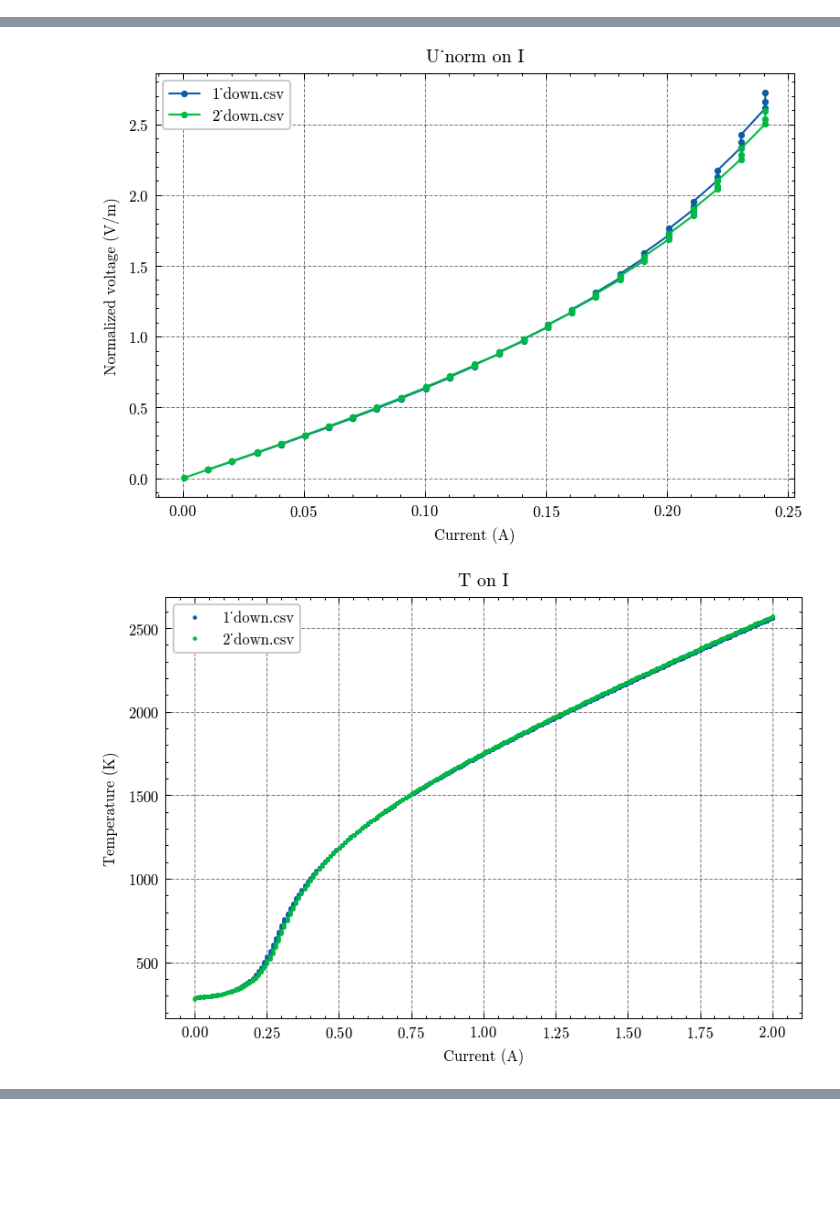
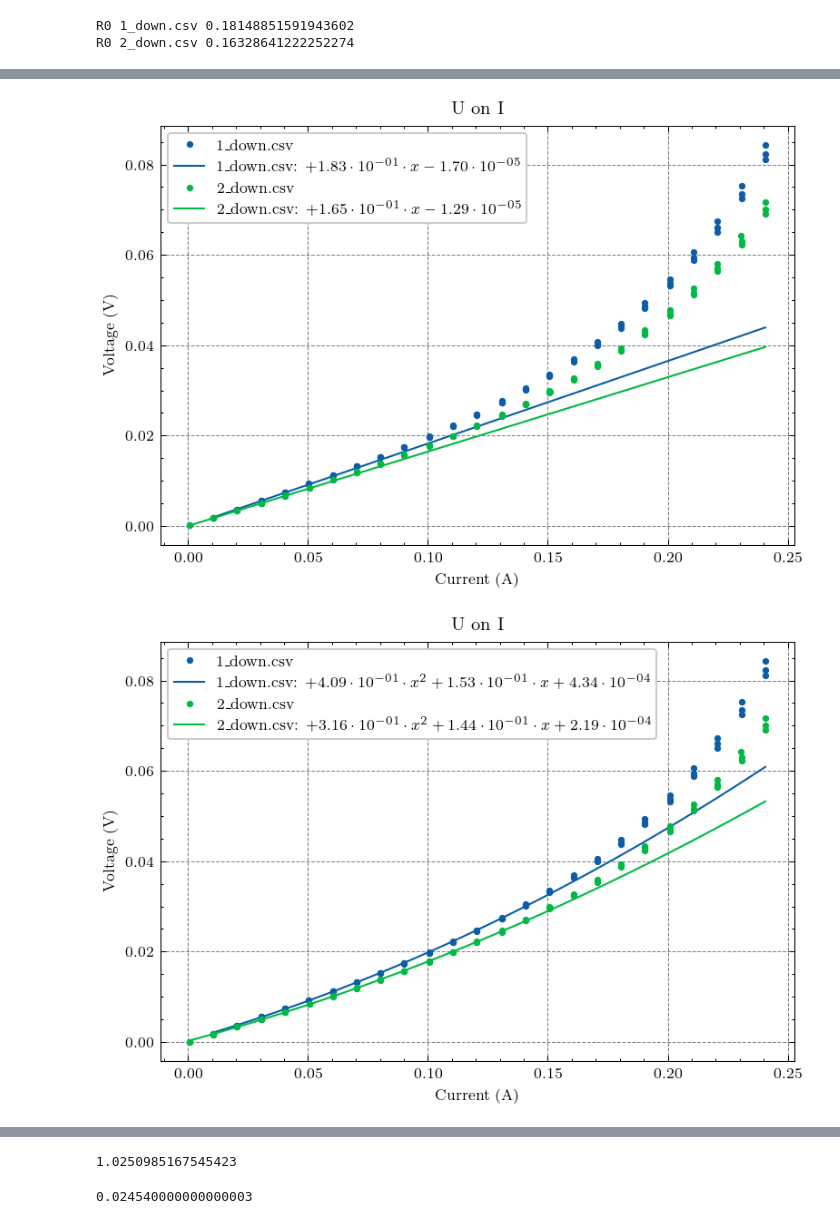
Before and after one commit to gleblug/vacuum-experiments, a Jupyter notebook: results/2025-02/plots.ipynb, the cells around one changed output, grey strips where cells are left out. Cells and saved outputs as stored; diff of their text form; code cells hidden in the pictures; blank space fills up the shorter version.

```diff
--- a/results/2025-02/plots.ipynb
+++ b/results/2025-02/plots.ipynb
@@ -4,8 +4,9 @@ import matplotlib.pyplot as plt
 import scienceplots
 from scipy.interpolate import UnivariateSpline
 from collections import namedtuple
+from scipy.optimize import curve_fit
 
-plt.style.use(['science', 'no-latex', 'grid', 'russian-font'])
+plt.style.use(['science', 'grid'])
 plt.rcParams['figure.dpi'] = 150
 plt.rcParams['figure.figsize'] = [6, 4]
 plt.rcParams['font.size'] = 8
@@ -13,7 +14,7 @@ plt.rcParams['lines.markersize'] = 2.5
 
 Values = namedtuple('Values', 'label values')
 
-def plot(data: dict, x_name: str, y_name: str, fmt='.', x_min=None, x_max=None, y_min=None, y_max=None):
+def plot(data: dict, x_name: str, y_name: str, fmt='.', x_min=None, x_max=None, y_min=None, y_max=None, approx_range=None, approx_order=1):
     fig = plt.figure()
     ax = plt.axes()
     for name, data in data.items():
@@ -21,6 +22,7 @@ def plot(data: dict, x_name: str, y_name: str, fmt='.', x_min=None, x_max=None,
         y_data = data[y_name].values
         if len(x_data) != len(y_data):
             raise ValueError("x and y data must have the same length")
+
         idx = np.ones(len(x_data), dtype=bool)
         if x_min is not None:
             idx &= (x_data >= x_min)
@@ -30,7 +32,22 @@ def plot(data: dict, x_name: str, y_name: str, fmt='.', x_min=None, x_max=None,
             idx &= (y_data >= y_min)
         if y_max is not None:
             idx &= (y_data <= y_max)
-        ax.plot(x_data[idx], y_data[idx], fmt, label=name)
+        x_data = x_data[idx]
+        y_data = y_data[idx]
+
+        plot = ax.plot(x_data, y_data, fmt, label=name)
+        color = plot[0].get_color()
+
+        if approx_range is not None:
+            approx_idx = (x_data >= approx_range[0]) & (x_data <= approx_range[1])
+            x_data_approx = x_data[approx_idx]
+            y_data_approx = y_data[approx_idx]
+            z = np.polyfit(x_data_approx, y_data_approx, deg=approx_order)
+            approx_x = np.linspace(min(x_data), max(x_data), 100)
+            p = np.poly1d(z)
+            p_str = ''.join([fr'{k:+.2e}{'}'}\cdot x^{len(z)-i-1}'.replace('e', r'\cdot 10^{') for i, k in enumerate(z)]).replace('x^1', 'x')[:-9]
+            ax.plot(approx_x, p(approx_x), color=color, label=fr'{name}: ${p_str}$')
+
     ax.set_xlabel(data[x_name].label)
     ax.set_ylabel(data[y_name].label)
     ax.set_title(f'{y_name} on {x_name}')
@@ -56,6 +73,7 @@ def plot(data: dict, x_name: str, y_name: str, fmt='.', x_min=None, x_max=None,
 
 files = ['1_down.csv', '2_down.csv'] # , '3_down.csv'
 L = {'1_down.csv': 31e-3, '2_down.csv': 27.6e-3}
+R0_data = {'1_down.csv': 1.83e-1, '2_down.csv': 1.65e-1}
 all_data = {}
 for file in files:
     raw_data = np.genfromtxt(f'../../data/2025-02/{file}', delimiter='\t', names=True)[1:]
@@ -66,8 +84,10 @@ for file in files:
     Unorm = U / L0
 
     R = U / I
+    R0 = R0_data[file]
+    print(f'R0 {file} {np.mean(R[-8:-2])}')
+    R0 = np.mean(R[-8:-2])
     T0 = 293.15
-    R0 = np.mean(R[-8:-2])
     Tfunc = lambda RdivR0: T0 * RdivR0 ** (1/1.227)
     T = Tfunc(R/R0)
 
@@ -80,15 +100,20 @@ for file in files:
 
     all_data[file] = {
         'I': Values(label='Current (A)', values=I),
+        'U': Values(label='Voltage (V)', values=U),
         'U_norm': Values(label='Normalized voltage (V/m)', values=Unorm),
         'T': Values(label='Temperature (K)', values=T),
         'dT_dI': Values(label='dT / dI', values=dT_dI),
         'I_fine': Values(label='Current (A)', values=I_fine)
     }
+# %% [output]
+R0 1_down.csv 0.18148851591943602
+R0 2_down.csv 0.16328641222252274
 # %%
 plot(all_data, 'I', 'U_norm')
 plot(all_data, 'I', 'U_norm', fmt='.-', x_min=1.75)
-plot(all_data, 'I', 'U_norm', fmt='o-', x_max=0.25)
+plot(all_data, 'I', 'U', fmt='o', x_max=0.25, approx_range=(0, 0.04))
+plot(all_data, 'I', 'U', fmt='o', x_max=0.25, approx_range=(0, 0.15), approx_order=2)
 plot(all_data, 'I', 'T')
 plot(all_data, 'I_fine', 'dT_dI')
 plot(all_data, 'I_fine', 'dT_dI', x_min=1.25)
@@ -98,2 +123,2 @@ plot(all_data, 'I_fine', 'dT_dI', x_min=1.25)
-[figure, old version]
+[figure, new version]
-[figure, old version]
+[figure, new version]
@@ -101,0 +128,8 @@ plot(all_data, 'I_fine', 'dT_dI', x_min=1.25)
+# %%
+(2000 / (2000 - 40)) ** 1.227
+# %% [output]
+1.0250985167545423
+# %%
+1.227 * (40 / 2000)
+# %% [output]
+0.024540000000000003
```
Also changed, not shown: parts of 1 cell of this notebook, 13 other files.
